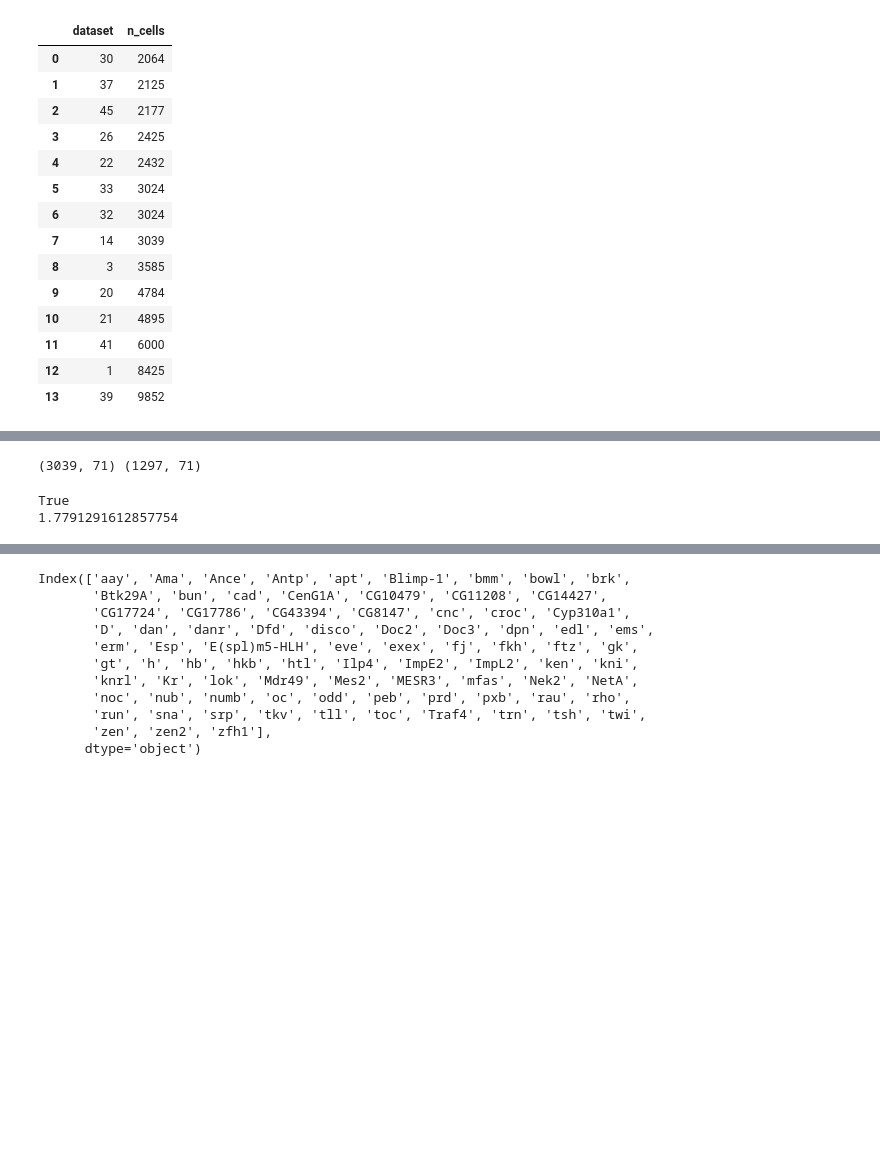
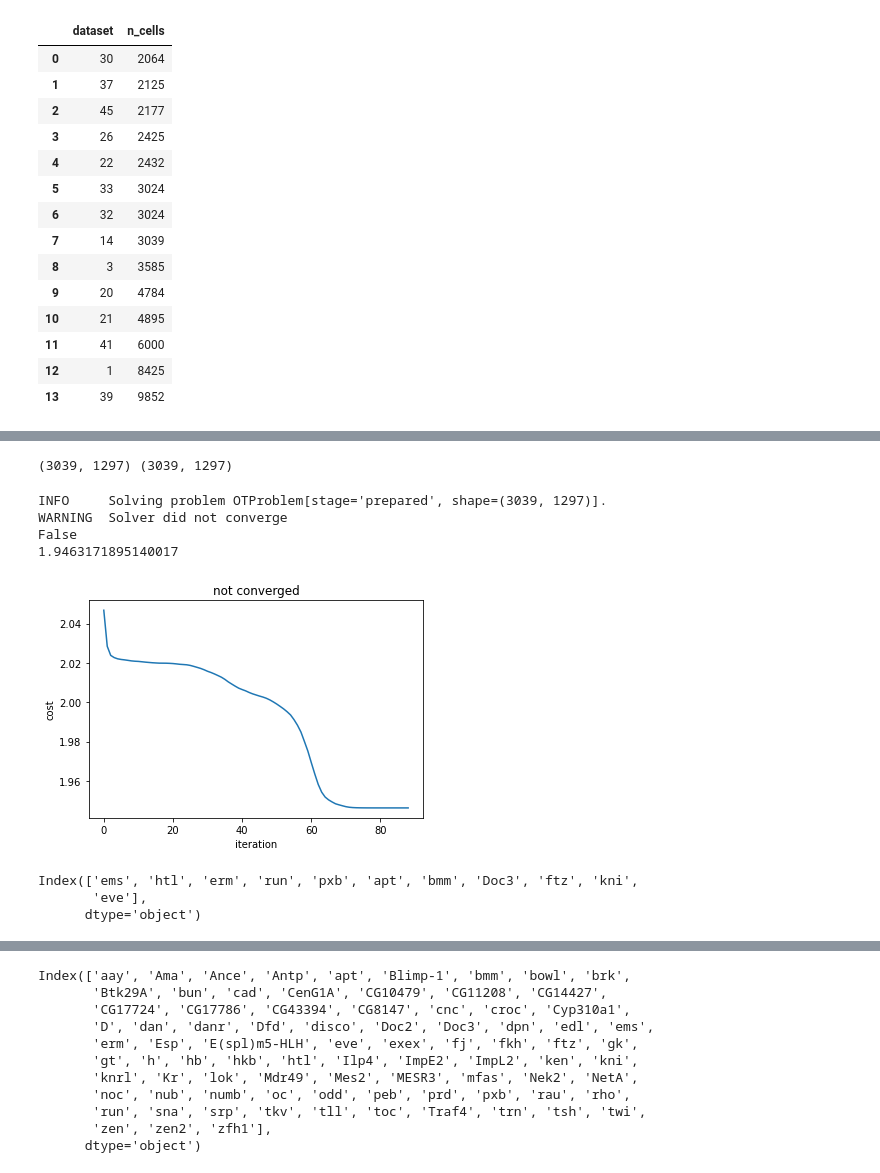
Before and after one commit to theislab/moscot_benchmarks, a Jupyter notebook: experiments/space/mapping/method_benchmark/test_moscot.ipynb, the cells around one changed output, grey strips where cells are left out. Saved outputs shown, nothing was run; the diff lists cells and outputs as text; code cells hidden in the pictures; blank space fills up the shorter version.

```diff
--- a/experiments/space/mapping/method_benchmark/test_moscot.ipynb
+++ b/experiments/space/mapping/method_benchmark/test_moscot.ipynb
@@ -139,7 +141,7 @@ prob = prob.prepare(
 # %%
 print(
-    prob.problems[("src", "tgt")].xy.data.shape,
-    prob.problems[("src", "tgt")].xy.data_y.shape,
+    prob.problems[("src", "tgt")].xy.shape,
+    prob.problems[("src", "tgt")].xy.shape,
 )
 # %% [output]
-(3039, 71) (1297, 71)
+(3039, 1297) (3039, 1297)
@@ -150,12 +149,19 @@ epsilon, alpha = params["epsilon"], params["alpha"]
 prob = prob.solve(
     alpha=alpha,
     epsilon=epsilon,
-    max_iterations=10_000,  # tau_a=1., tau_b=1.
+    threshold=1e-8,
+    max_iterations=100,  # tau_a=1., tau_b=1.
 )
 print(prob.solutions[list(prob.solutions.keys())[0]].converged)
 print(prob.solutions[list(prob.solutions.keys())[0]].cost)
 # %% [output]
-True
-1.7791291612857754
+INFO     Solving problem OTProblem[stage='prepared', shape=(3039, 1297)].
+WARNING  Solver did not converge
+False
+1.9463171895140017
+# %%
+prob[("src", "tgt")].solution.plot_convergence()
+# %% [output]
+[figure, added]
 # %%
 adata_pred = prob.impute(var_names=true_df.columns.tolist(), device="cpu")
@@ -162,0 +169,6 @@ pred_df = sc.get.obs_df(adata_pred, keys=true_df.columns.tolist())
+# %%
+adata_pred.var_names
+# %% [output]
+Index(['ems', 'htl', 'erm', 'run', 'pxb', 'apt', 'bmm', 'Doc3', 'ftz', 'kni',
+       'eve'],
+      dtype='object')
```
Also changed, not shown: parts of 17 cells of this notebook, 10 other files.
